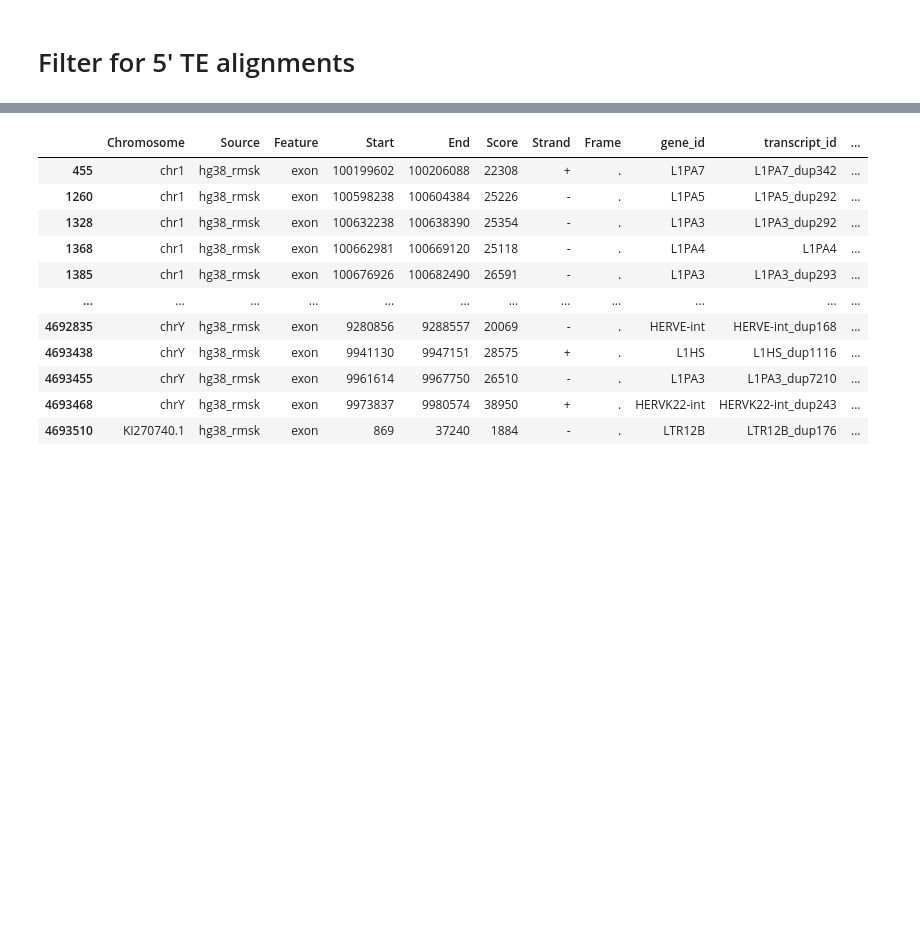
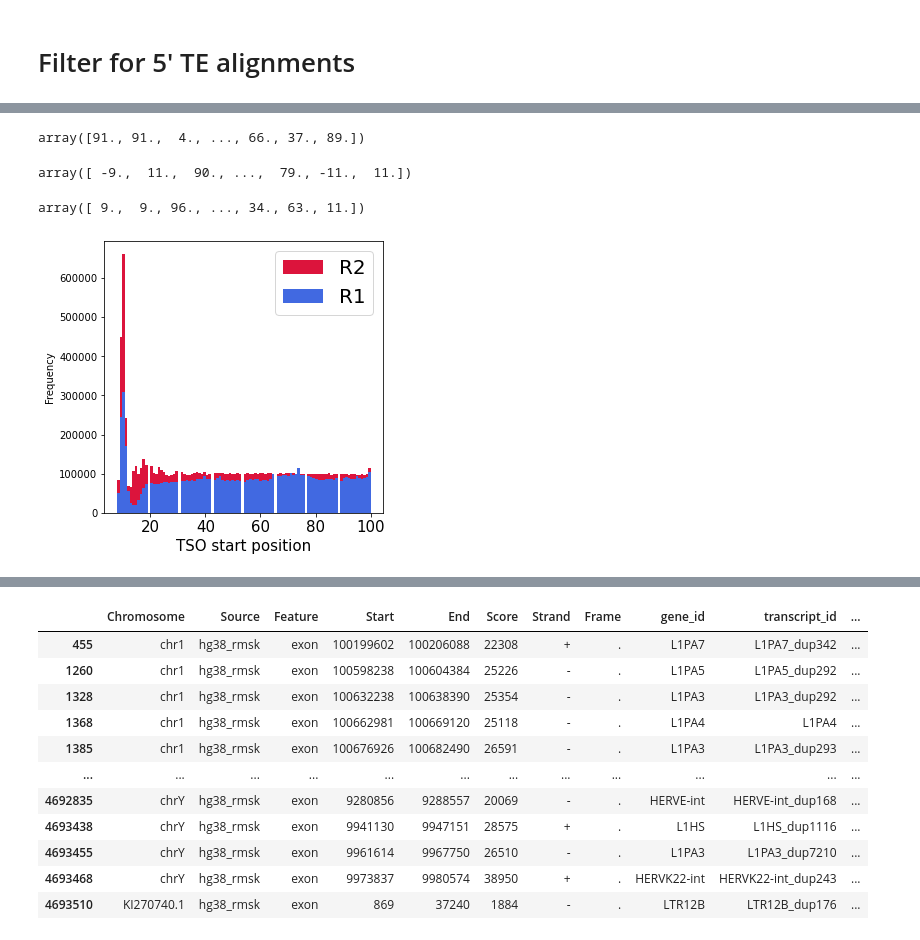
Before and after one commit to dmnburrows/line1_ageing, a Jupyter notebook: te_rna.ipynb, the cells around one changed output, grey strips where cells are left out. Saved outputs shown, nothing was run; the diff lists cells and outputs as text; code cells hidden in the pictures; blank space fills up the shorter version.

```diff
--- a/te_rna.ipynb
+++ b/te_rna.ipynb
@@ -89,0 +124,5 @@ male_GABA_df
+# %%
+import glob
+R1_l = np.sort(glob.glob('/cndd3/dburrows/DATA/te/rna/fastq.subset.TSO/*R1*read_l*txt'))[2:]
+R2_l = np.sort(glob.glob('/cndd3/dburrows/DATA/te/rna/fastq.subset.TSO/*R2*read_l*txt'))[5:]
+R1_l, R2_l
@@ -89,0 +147,39 @@ male_GABA_df
+# %%
+def read_cat(path):
+    with open(path) as f:
+        prac = f.read().splitlines()
+    v = np.asarray(prac).astype(int)
+    return(v)
+# %%
+R1_cat, R2_cat = [],[]
+for i in range(len(R2_l)):
+    R1_cat = np.hstack((R1_cat, read_cat(R1_l[i])))
+    R2_cat = np.hstack((R2_cat, read_cat(R2_l[i])))
+# %%
+R1_filt
+# %% [output]
+array([91., 91.,  4., ..., 66., 37., 89.])
+# %%
+R1_cat - R2_cat
+# %% [output]
+array([ -9.,  11.,  90., ...,  79., -11.,  11.])
+# %%
+R1_filt = 100 - R1_cat[R1_cat < R2_cat]
+R2_filt = 100 - R2_cat[R2_cat < R1_cat]
+# %%
+R1_filt
+# %% [output]
+array([ 9.,  9., 96., ..., 34., 63., 11.])
+# %%
+fig,ax = plt.subplots(figsize=(5,5))
+plt.hist(R2_filt, bins = 100, color='crimson', label='R2')
+plt.hist(R1_filt, bins = 100, color='royalblue', label='R1')
+plt.xlabel('TSO start position', fontsize=15)
+plt.xticks(fontsize=15)
+plt.yticks(fontsize=10)
+plt.ylabel('Frequency', fontsize=10)
+plt.legend(prop={'size': 20})
+#plt.savefig(s_fig + '/TSO_pos_cutadapt.svg', transparent=True)
+plt.show()
+# %% [output]
+[figure, added]
```
Also changed, not shown: parts of 98 cells of this notebook, 7 other files.
